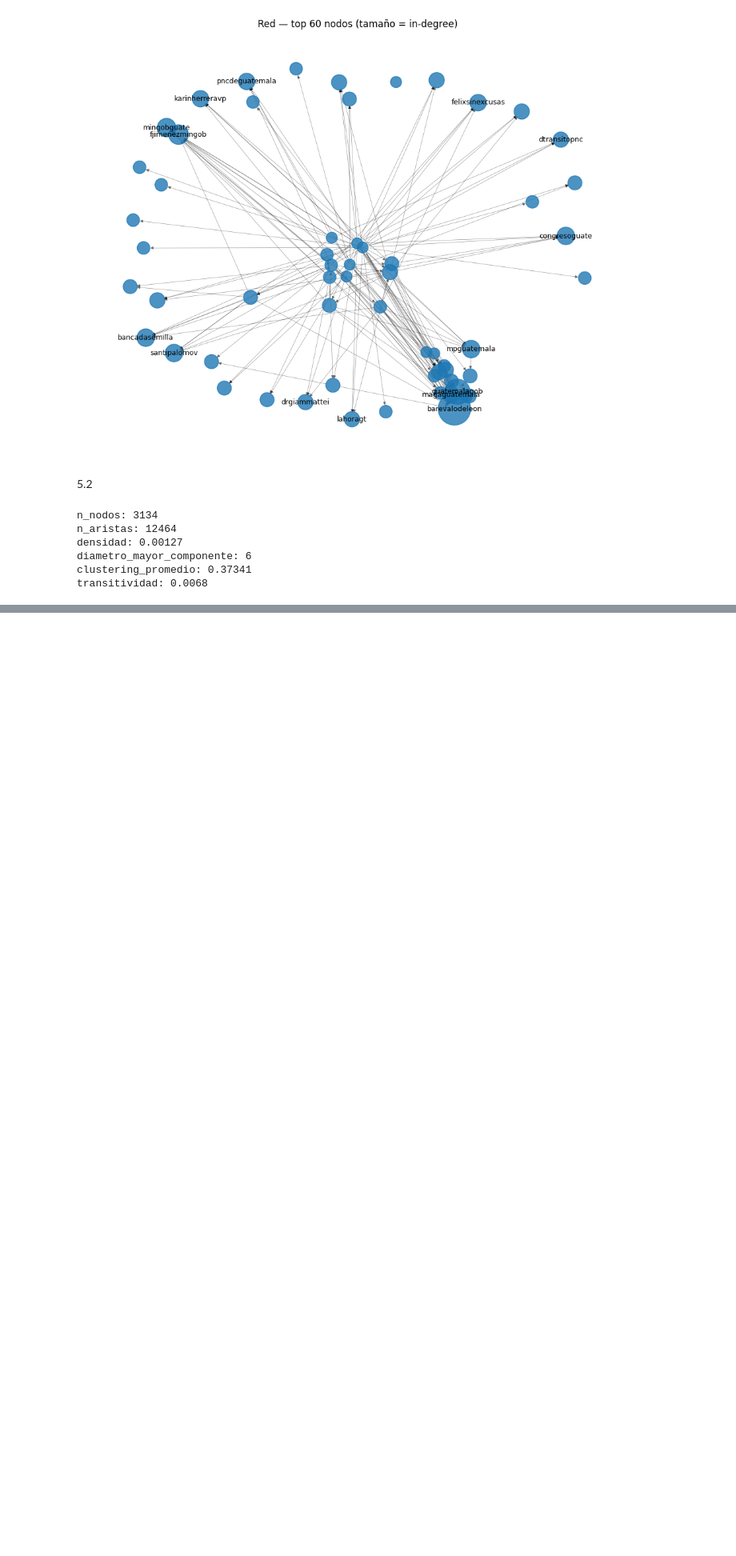
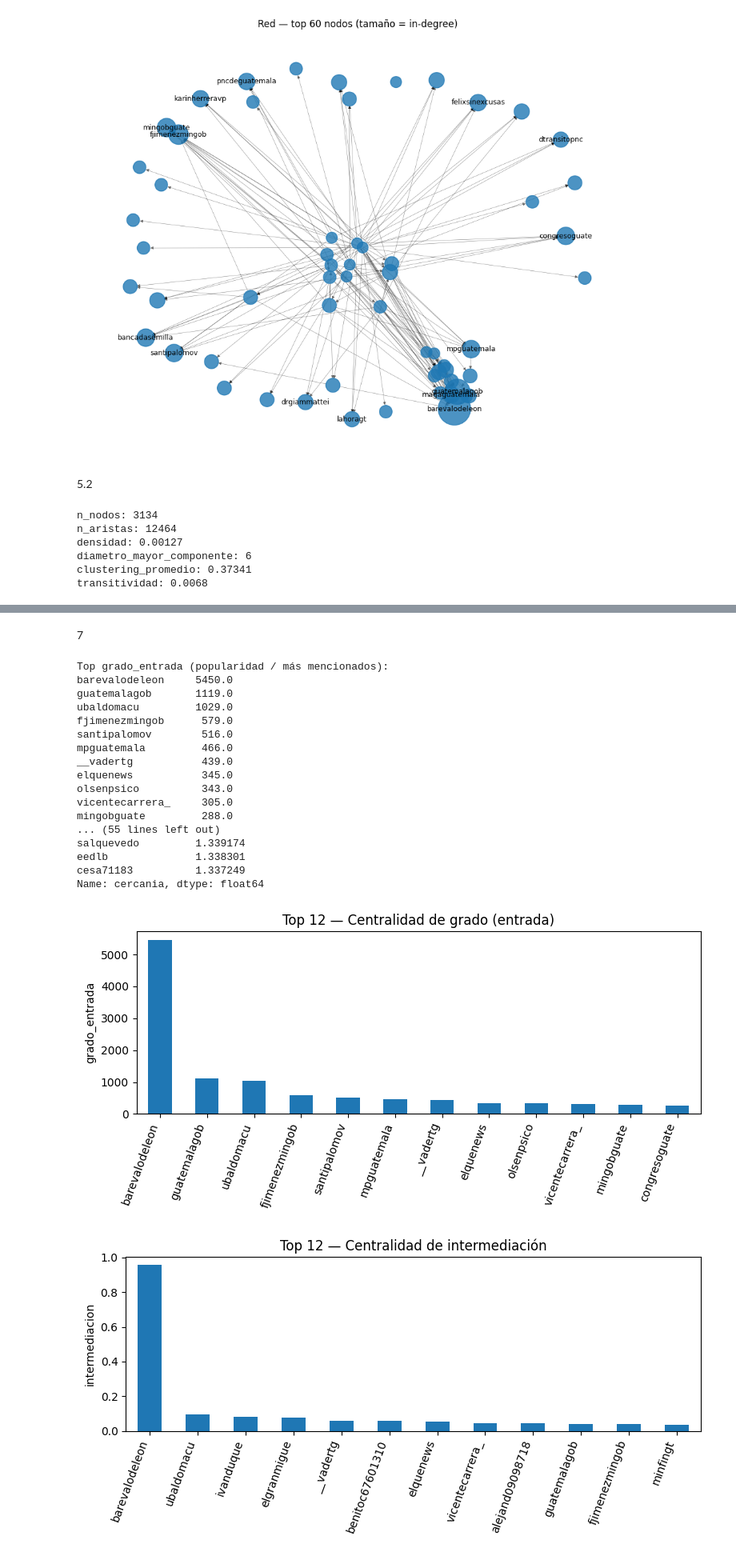
Before and after one commit to michellemej22596/Laboratorio-6-Analisis-de-redes-sociales, a Jupyter notebook: Lab6.ipynb, the cells around one changed output, grey strips where cells are left out. Shown at 80% size. Saved outputs shown, nothing was run; the diff lists cells and outputs as text; code cells hidden in the pictures; blank space fills up the shorter version.

```diff
--- a/Lab6.ipynb
+++ b/Lab6.ipynb
@@ -629,0 +822,2 @@ transitividad: 0.0068
+# %% [markdown]
+7
@@ -629,0 +890,40 @@ transitividad: 0.0068
+# %%
+# 1) Centralidades en el grafo completo (si no es gigante)
+df_cents = calcular_centralidades(G, usar_pesos=True)   # usa pesos (interacciones) como cercanía
+
+print("\nTop grado_entrada (popularidad / más mencionados):")
+print(top_centralidad(df_cents, 'grado_entrada', 15))
+
+print("\nTop grado_salida (actividad / quién más menciona/retuitea):")
+print(top_centralidad(df_cents, 'grado_salida', 15))
+
+print("\nTop intermediacion (puentes que conectan grupos):")
+print(top_centralidad(df_cents, 'intermediacion', 15))
+
+print("\nTop cercania (llega con pocos saltos al resto):")
+print(top_centralidad(df_cents, 'cercania', 15))
+
+# 2) Gráficos (elige los que quieras para el informe)
+graficar_top(df_cents, 'grado_entrada', 12, 'Top 12 — Centralidad de grado (entrada)')
+graficar_top(df_cents, 'intermediacion', 12, 'Top 12 — Centralidad de intermediación')
+graficar_top(df_cents, 'cercania', 12, 'Top 12 — Centralidad de cercanía')
+# %% [output]
+Top grado_entrada (popularidad / más mencionados):
+barevalodeleon     5450.0
+guatemalagob       1119.0
+ubaldomacu         1029.0
+fjimenezmingob      579.0
+santipalomov        516.0
+mpguatemala         466.0
+__vadertg           439.0
+elquenews           345.0
+olsenpsico          343.0
+vicentecarrera_     305.0
+mingobguate         288.0
+... (55 lines left out)
+salquevedo         1.339174
+eedlb              1.338301
+cesa71183          1.337249
+Name: cercania, dtype: float64
+[figure, added]
+[figure, added]
```
Also changed, not shown: parts of 7 cells of this notebook.
